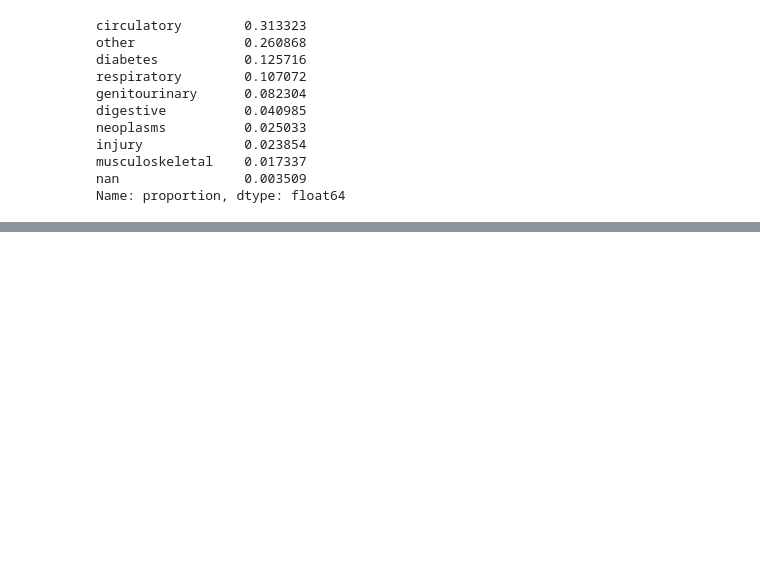
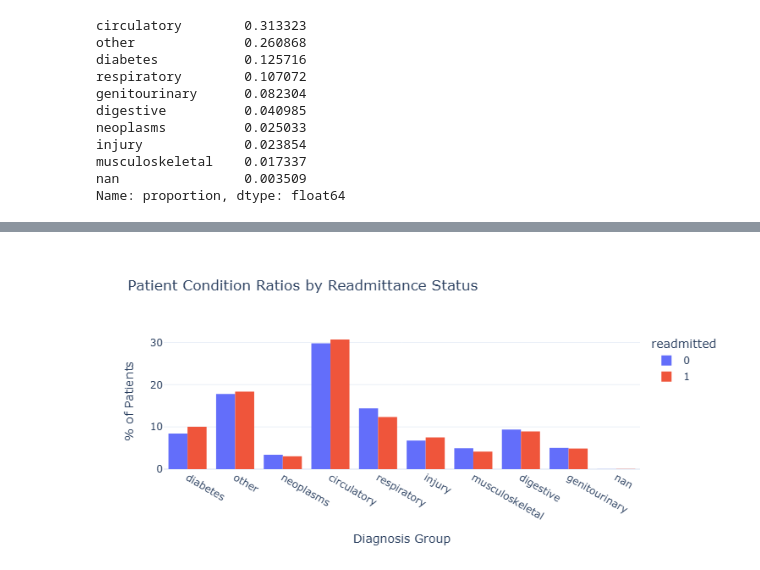
Before and after one commit to TimothyHHMai/diabetes-analysis, a Jupyter notebook: notebooks/eda.ipynb, the cells around one changed output, grey strips where cells are left out. Saved outputs shown, nothing was run; the diff lists cells and outputs as text; code cells hidden in the pictures; blank space fills up the shorter version.

```diff
--- a/notebooks/eda.ipynb
+++ b/notebooks/eda.ipynb
@@ -131,0 +141,9 @@ Name: proportion, dtype: float64
+# %%
+df['diag_1g'] = match_icd9_group(df['diag_1'])
+
+fig = px.histogram(df, x = 'diag_1g', template = 'plotly_white', barmode = 'group', color = 'readmitted',
+                  title = 'Patient Condition Ratios by Readmittance Status', histnorm = 'percent')
+fig.update_layout(xaxis_title = 'Diagnosis Group', yaxis_title = '% of Patients')
+fig.show()
+# %% [output]
+[figure, added]
```
Also changed, not shown: parts of 5 cells of this notebook.
